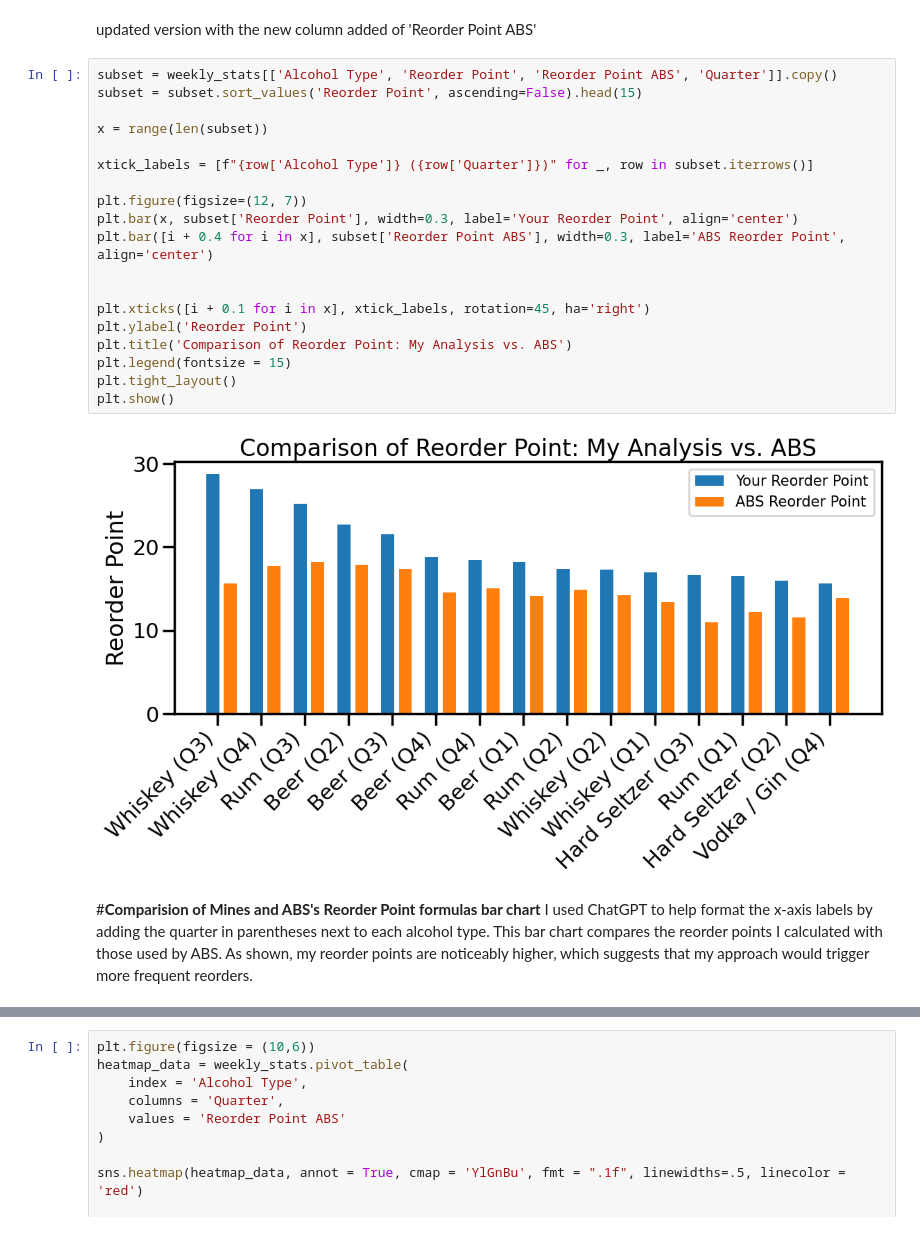
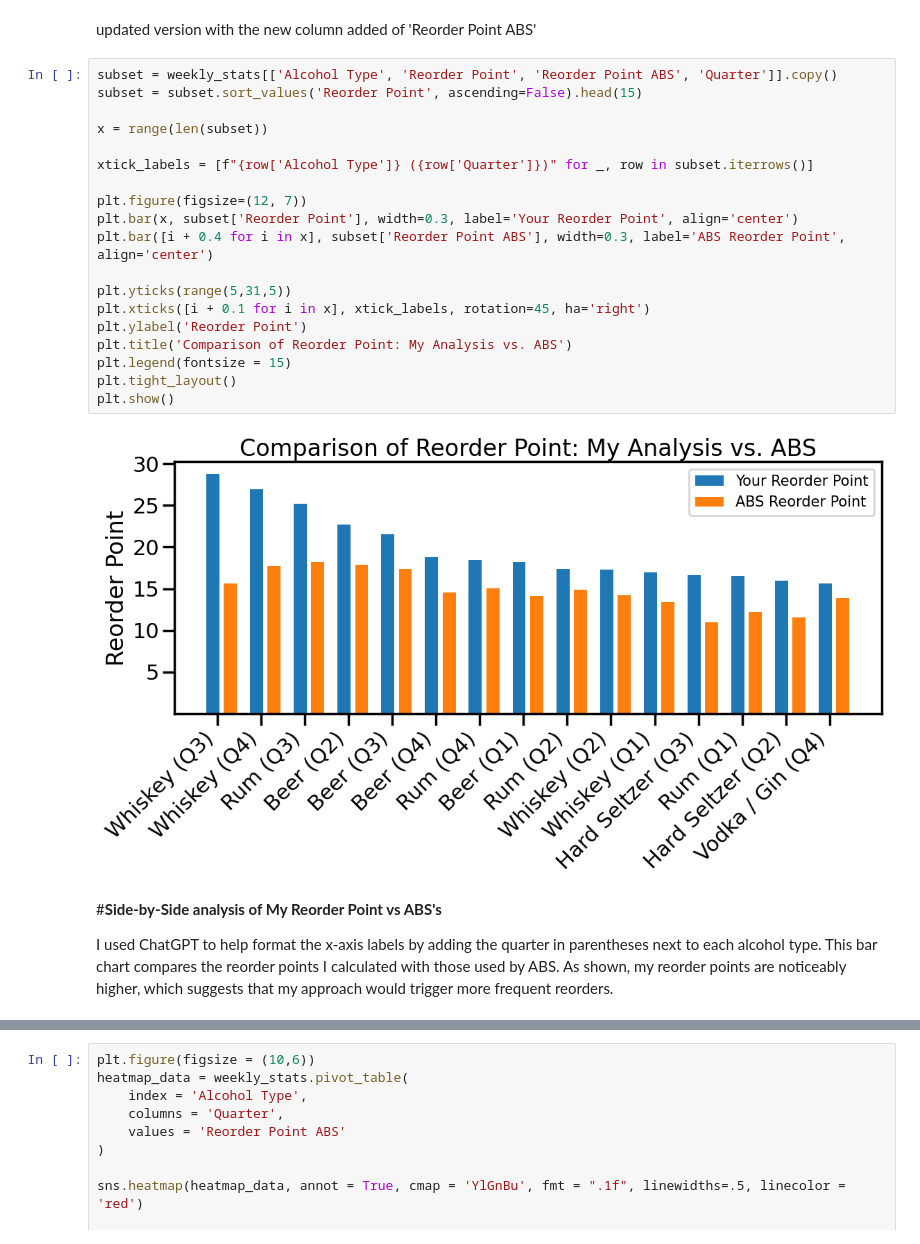
Before and after one commit to alexkardan/ABS-Visualizations, a Jupyter notebook: ABS_Low_Volume_Store.ipynb, the cells around one changed output, grey strips where cells are left out. Drawn from its saved outputs; the diff is of its cells as text.

```diff
--- a/ABS_Low_Volume_Store.ipynb
+++ b/ABS_Low_Volume_Store.ipynb
@@ -430,24 +430,25 @@ updated version with the new column added of 'Reorder Point ABS'
 # %%
 subset = weekly_stats[['Alcohol Type', 'Reorder Point', 'Reorder Point ABS', 'Quarter']].copy()
 subset = subset.sort_values('Reorder Point', ascending=False).head(15)
 
 x = range(len(subset))
 
 xtick_labels = [f"{row['Alcohol Type']} ({row['Quarter']})" for _, row in subset.iterrows()]
 
 plt.figure(figsize=(12, 7))
 plt.bar(x, subset['Reorder Point'], width=0.3, label='Your Reorder Point', align='center')
 plt.bar([i + 0.4 for i in x], subset['Reorder Point ABS'], width=0.3, label='ABS Reorder Point', align='center')
 
-
+plt.yticks(range(5,31,5))
 plt.xticks([i + 0.1 for i in x], xtick_labels, rotation=45, ha='right')
 plt.ylabel('Reorder Point')
 plt.title('Comparison of Reorder Point: My Analysis vs. ABS')
 plt.legend(fontsize = 15)
 plt.tight_layout()
 plt.show()
 # %% [output]
-[figure, old version]
+[figure, new version]
 # %% [markdown]
-#**Comparision of Mines and ABS's Reorder Point formulas bar chart**
+#**Side-by-Side analysis of My Reorder Point vs ABS's**
+
 I used ChatGPT to help format the x-axis labels by adding the quarter in parentheses next to each alcohol type. This bar chart compares the reorder points I calculated with those used by ABS. As shown, my reorder points are noticeably higher, which suggests that my approach would trigger more frequent reorders.
```
Also changed, not shown: parts of 9 cells of this notebook.
